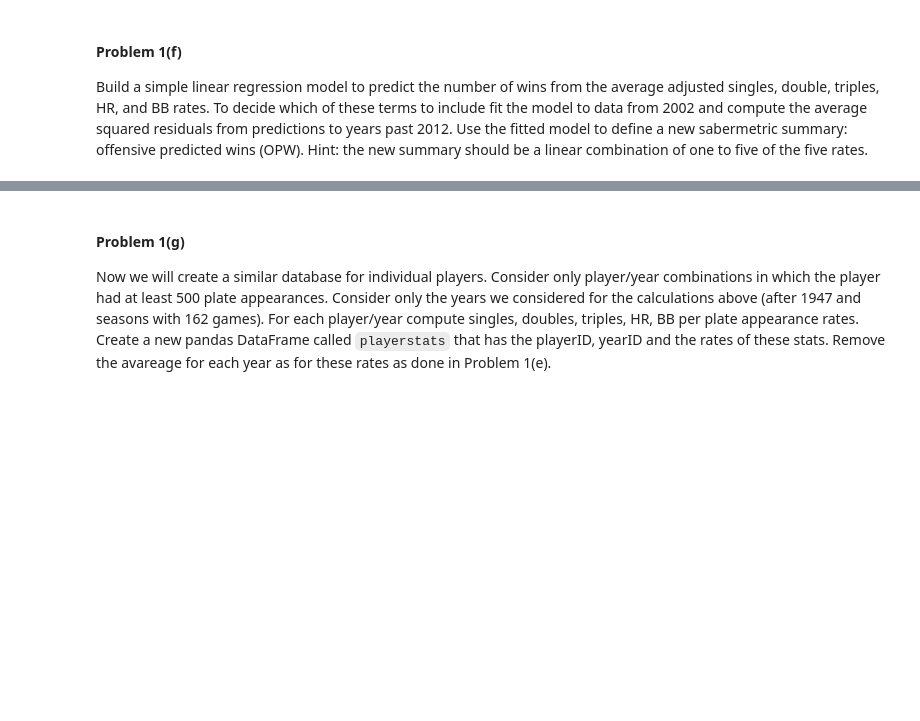
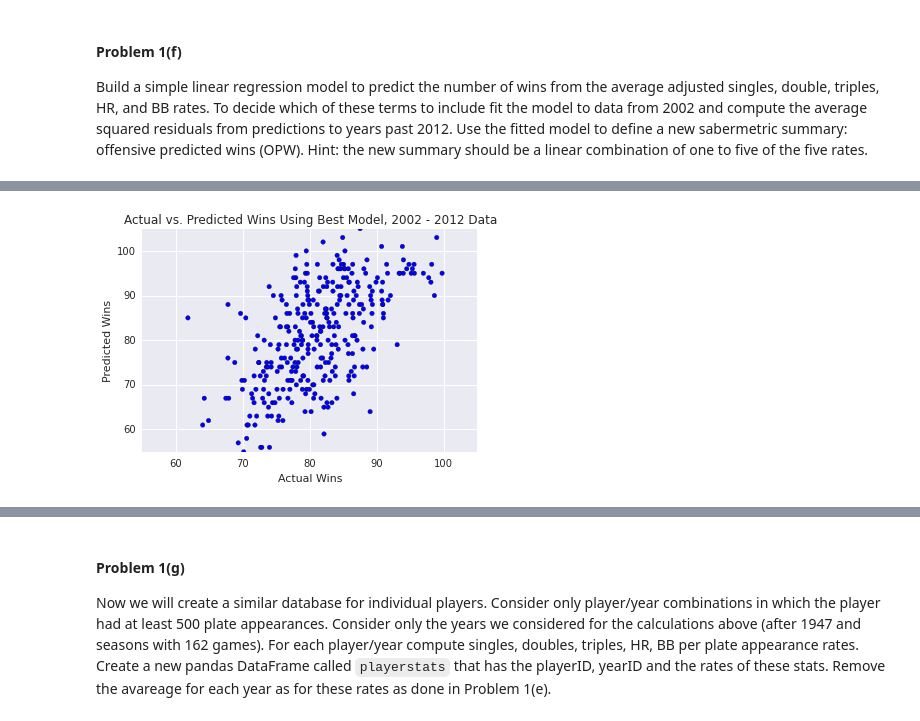
Before and after one commit to araftery/2014, a Jupyter notebook: homework/HW3.ipynb, the cells around one changed output, grey strips where cells are left out. Saved outputs shown, nothing was run; the diff lists cells and outputs as text; code cells hidden in the pictures; blank space fills up the shorter version.

```diff
--- a/homework/HW3.ipynb
+++ b/homework/HW3.ipynb
@@ -160,0 +160,12 @@ Using the `stats` DataFrame from Problem 1(c), adjust the singles per PA rates s
+# %%
+### Your code here ###
+from scipy.stats import zscore
+stats_subset = stats[['yearID', 'teamID', 'BB', 'H', '1B', '2B', '3B', 'HR']].set_index(['yearID', 'teamID'])
+
+means = stats_subset.reset_index().groupby('yearID').mean()
+means.head()
+
+normalized_stats_subset = stats_subset.subtract(means, level=0)
+
+normalized_stats = pd.merge(stats.set_index(['yearID', 'teamID'])[['PA', 'W']], normalized_stats_subset, left_index=True, right_index=True)
+normalized_stats.head()
@@ -168,0 +241,18 @@ Build a simple linear regression model to predict the number of wins from the av
+# %%
+def to_equation(model, yvar):
+    return '{} = '.format(yvar) + ' + '.join(['({} * {})'.format(*i) for i in zip(model.params[::-1][:-1], model.params.index[::-1][:-1])]) + ' + {}'.format(model.params[0])
+
+X = stats2[best_model.params.index[1:]]
+X = sm.add_constant(X)
+predictions = best_model.predict(X)
+actual = stats2['W']
+
+plt.scatter(predictions, actual)
+plt.title('Actual vs. Predicted Wins Using Best Model, 2002 - 2012 Data')
+plt.xlabel('Actual Wins')
+plt.ylabel('Predicted Wins')
+plt.xlim([55, 105])
+plt.ylim([55, 105])
+plt.show()
+# %% [output]
+[figure, added]
```
Also changed, not shown: parts of 10 cells of this notebook.
